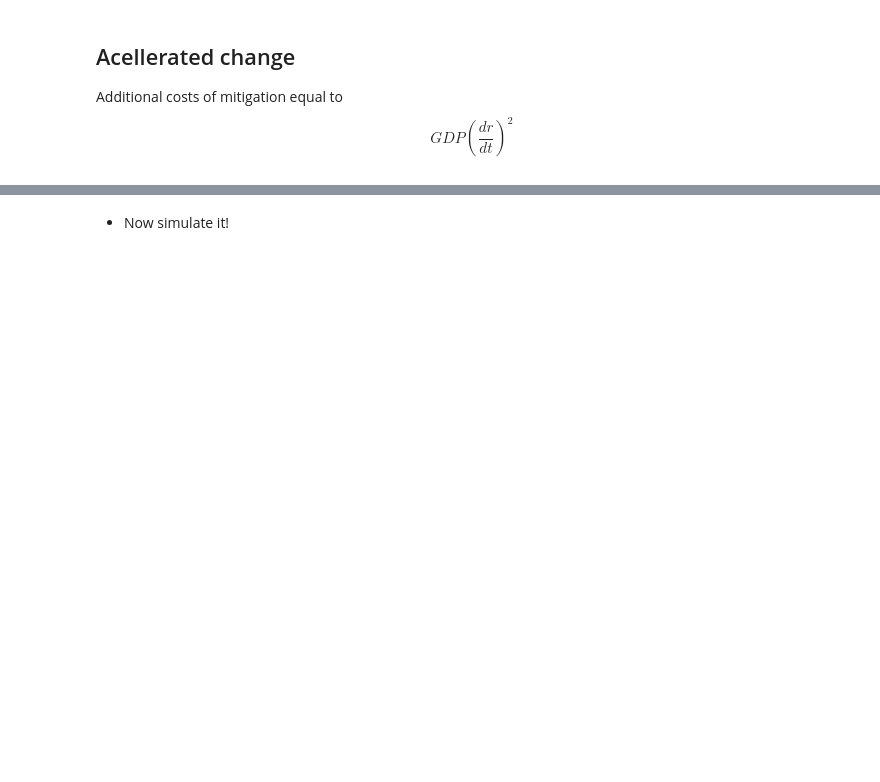
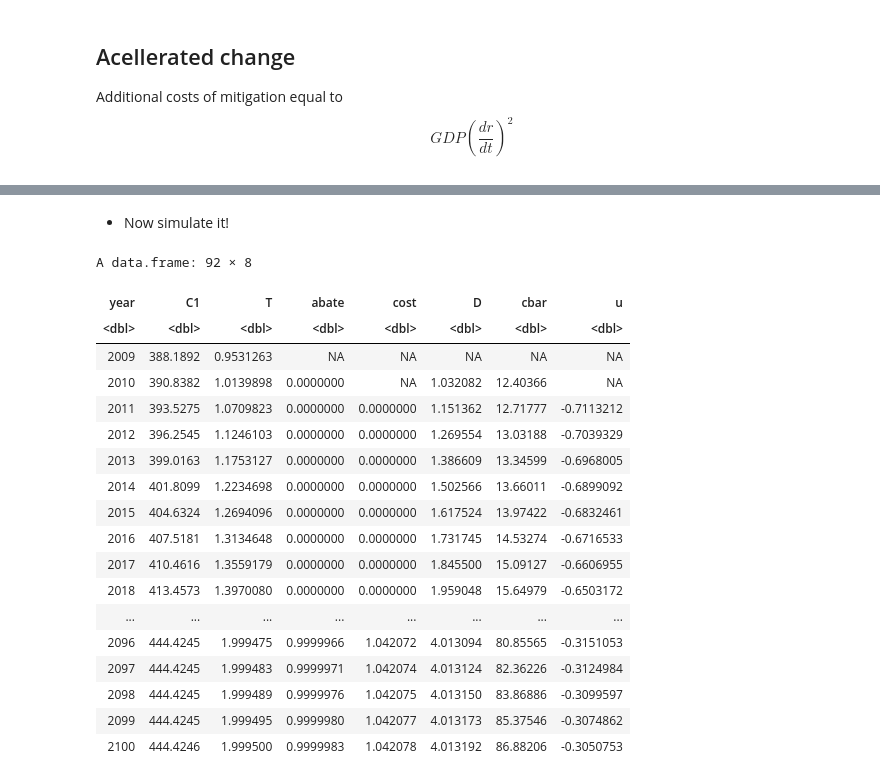
Before and after one commit to openmodels/ccecon, a Jupyter notebook: lab5/Lab 5 - Integrated Assessment - public.ipynb, the cells around one changed output, grey strips where cells are left out. Drawn from its saved outputs; the diff is of its cells as text; code cells hidden in the pictures; blank space fills up the shorter version.

```diff
--- a/lab5/Lab 5 - Integrated Assessment - public.ipynb
+++ b/lab5/Lab 5 - Integrated Assessment - public.ipynb
@@ -471,5 +473,5 @@ plot(tt, abate)
 # %%
-rate = 20
+rate = 10
 
 ## Loop over all years from 2010 to 2100
 df = data.frame(year=2009, C1=co2$value[co2$year == 2009],
@@ -517,7 +525,7 @@ tac = function(gt) {
 Additional costs of mitigation equal to
 $$GDP \left(\frac{dr}{dt}\right)^2$$
 # %%
-rate = 20
+rate = 10
 
 ## Loop over all years from 2010 to 2100
 df = data.frame(year=2009, C1=co2$value[co2$year == 2009],
@@ -605,2 +635,24 @@ optimize(npv, c(0, 50), maximum=TRUE)
-# %% [markdown]
-* Now simulate it!
+# %% [markdown]
+* Now simulate it!
+# %%
+simulate(5.87813368309425)
+# %% [output]
+A data.frame: 92 × 8
+| year | C1 | T | abate | cost | D | cbar | u |
+| <dbl> | <dbl> | <dbl> | <dbl> | <dbl> | <dbl> | <dbl> | <dbl> |
+| 2009 | 388.1892 | 0.9531263 | NA | NA | NA | NA | NA |
+| 2010 | 390.8382 | 1.0139898 | 0.0000000 | NA | 1.032082 | 12.40366 | NA |
+| 2011 | 393.5275 | 1.0709823 | 0.0000000 | 0.0000000 | 1.151362 | 12.71777 | -0.7113212 |
+| 2012 | 396.2545 | 1.1246103 | 0.0000000 | 0.0000000 | 1.269554 | 13.03188 | -0.7039329 |
+| 2013 | 399.0163 | 1.1753127 | 0.0000000 | 0.0000000 | 1.386609 | 13.34599 | -0.6968005 |
+| 2014 | 401.8099 | 1.2234698 | 0.0000000 | 0.0000000 | 1.502566 | 13.66011 | -0.6899092 |
+| 2015 | 404.6324 | 1.2694096 | 0.0000000 | 0.0000000 | 1.617524 | 13.97422 | -0.6832461 |
+| 2016 | 407.5181 | 1.3134648 | 0.0000000 | 0.0000000 | 1.731745 | 14.53274 | -0.6716533 |
+| 2017 | 410.4616 | 1.3559179 | 0.0000000 | 0.0000000 | 1.845500 | 15.09127 | -0.6606955 |
+| 2018 | 413.4573 | 1.3970080 | 0.0000000 | 0.0000000 | 1.959048 | 15.64979 | -0.6503172 |
+| ... | ... | ... | ... | ... | ... | ... | ... |
+| 2096 | 444.4245 | 1.999475 | 0.9999966 | 1.042072 | 4.013094 | 80.85565 | -0.3151053 |
+| 2097 | 444.4245 | 1.999483 | 0.9999971 | 1.042074 | 4.013124 | 82.36226 | -0.3124984 |
+| 2098 | 444.4245 | 1.999489 | 0.9999976 | 1.042075 | 4.013150 | 83.86886 | -0.3099597 |
+| 2099 | 444.4245 | 1.999495 | 0.9999980 | 1.042077 | 4.013173 | 85.37546 | -0.3074862 |
+| 2100 | 444.4246 | 1.999500 | 0.9999983 | 1.042078 | 4.013192 | 86.88206 | -0.3050753 |
```
Also changed, not shown: parts of 79 cells of this notebook.
